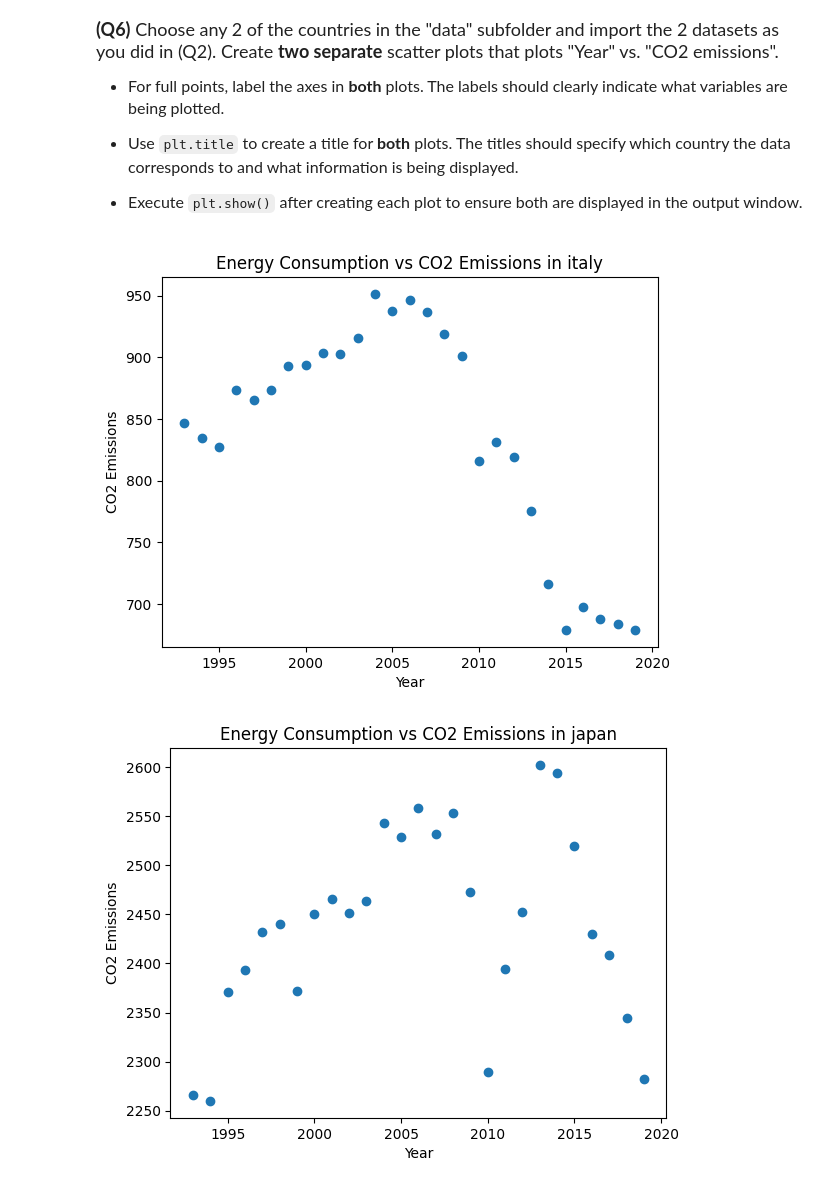
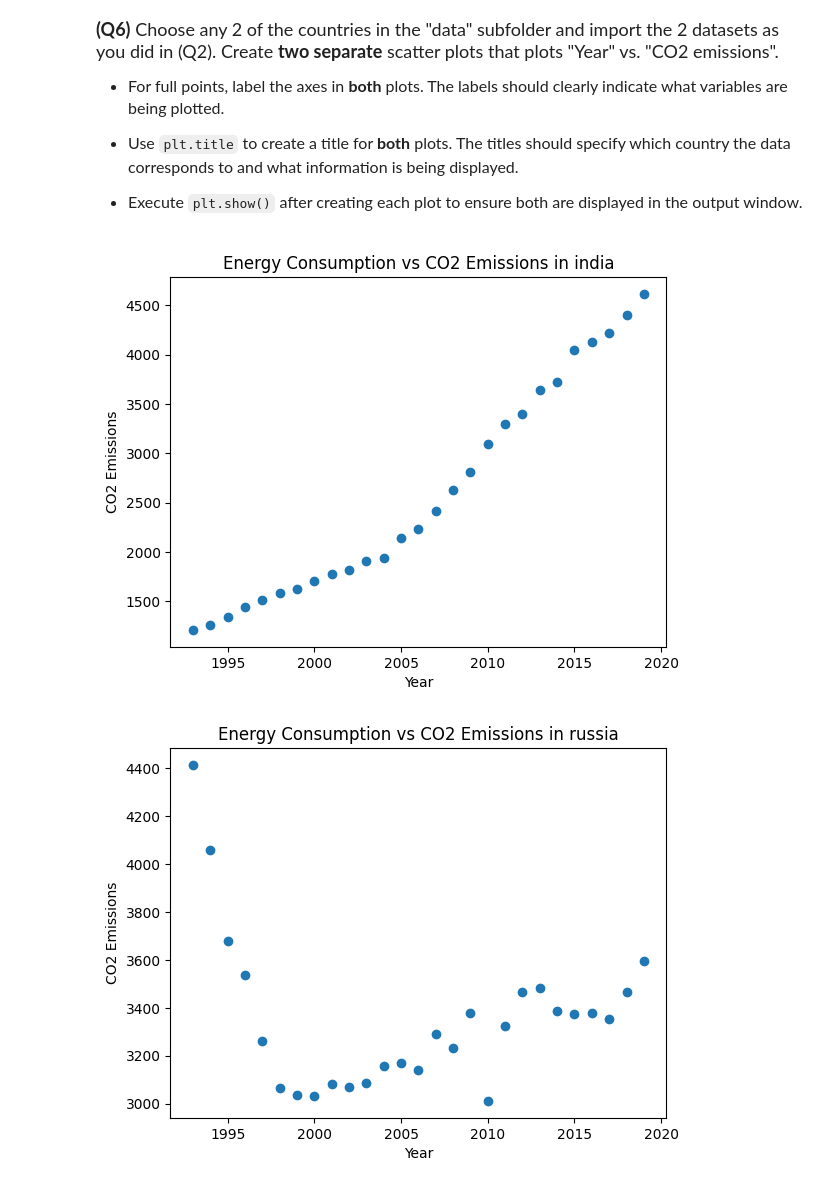
Before and after one commit to AradGanir/datasci151fall2026, a Jupyter notebook: _assignments/assignment_2/Assignment2.ipynb, the cells around one changed output. Saved outputs shown, nothing was run; the diff lists cells and outputs as text; code cells hidden in the pictures.

```diff
--- a/_assignments/assignment_2/Assignment2.ipynb
+++ b/_assignments/assignment_2/Assignment2.ipynb
@@ -182,12 +185,12 @@ def plot_year_emissions(country):
     ax.set_title("Energy Consumption vs CO2 Emissions in " + country)
     return ax
 # %%
-plot1 = plot_year_emissions("italy")
-plot2 = plot_year_emissions("japan")
+plot1 = plot_year_emissions("india")
+plot2 = plot_year_emissions("russia")
 
 plot1
 plot2
 plt.show()
 # %% [output]
-[figure, old version]
+[figure, new version]
-[figure, old version]
+[figure, new version]
```
Also changed, not shown: parts of 1 cell of this notebook.
